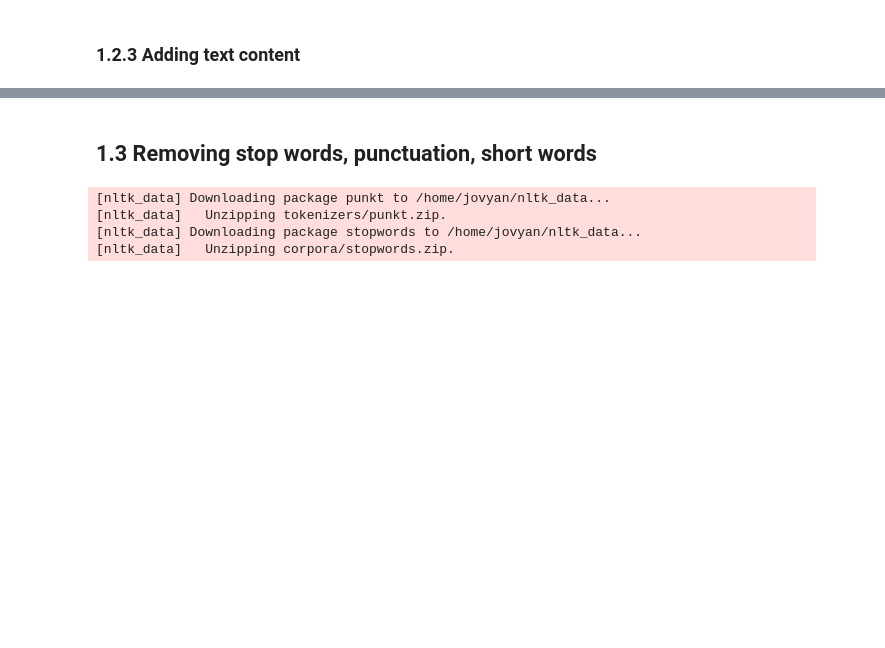
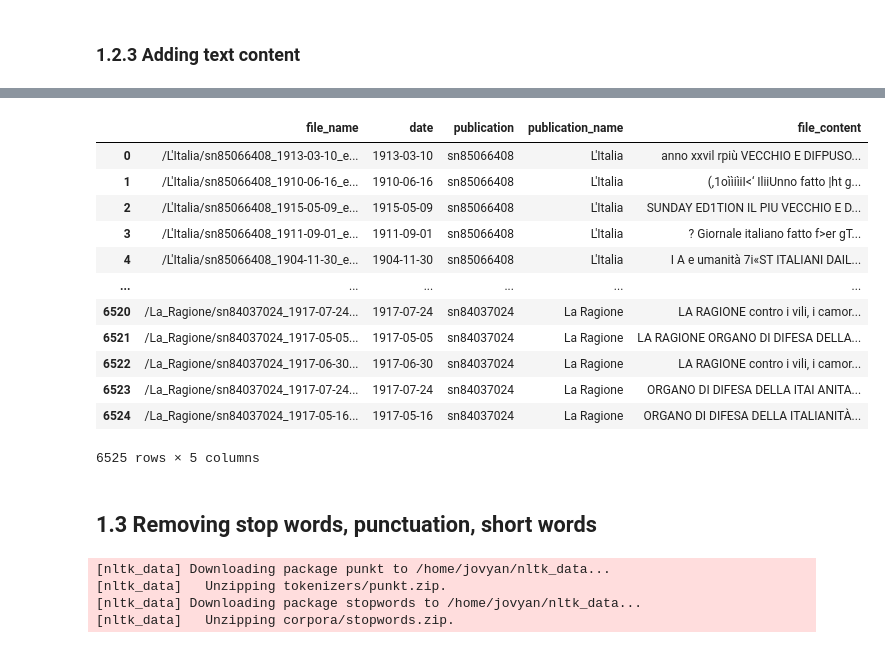
Before and after one commit to DHARPA-Project/TopicModelling-, a Jupyter notebook: topic_modelling.ipynb, the cells around one changed output, grey strips where cells are left out. Cells and saved outputs as stored; diff of their text form; code cells hidden in the pictures; blank space fills up the shorter version.

```diff
--- a/topic_modelling.ipynb
+++ b/topic_modelling.ipynb
@@ -244,4 +241,4 @@ date_ref_2 = "1919-5-1"
 # %%
 query = f"SELECT * FROM sources WHERE date <= DATE '{date_ref_2}' AND date > DATE '{date_ref_1}'"
 # %%
-filtered_df = duckdb.query(query).df()
+subset_df = duckdb.query(query).df()
@@ -277,4 +290,21 @@ def readTxtContent(fileName):
 # %%
+# we are now using the subset to continue working
 # add a column to the dataframe containing file content
-corpus_df['file_content'] = corpus_df['file_name'].apply(lambda x: readTxtContent(x))
+subset_df['file_content'] = subset_df['file_name'].apply(lambda x: readTxtContent(x))
+# %%
+subset_df
+# %% [output]
+|  | file_name | date | publication | publication_name | file_content |
+| 0 | /L'Italia/sn85066408_1913-03-10_e... | 1913-03-10 | sn85066408 | L'Italia | anno xxvil rpiù VECCHIO E DIFPUSO... |
+| 1 | /L'Italia/sn85066408_1910-06-16_e... | 1910-06-16 | sn85066408 | L'Italia | (,1oììiìiI<‘ IliiUnno fatto |ht g... |
+| 2 | /L'Italia/sn85066408_1915-05-09_e... | 1915-05-09 | sn85066408 | L'Italia | SUNDAY ED1TION IL PIU VECCHIO E D... |
+| 3 | /L'Italia/sn85066408_1911-09-01_e... | 1911-09-01 | sn85066408 | L'Italia | ? Giornale italiano fatto f>er gT... |
+| 4 | /L'Italia/sn85066408_1904-11-30_e... | 1904-11-30 | sn85066408 | L'Italia | I A e umanità 7i«ST ITALIANI DAIL... |
+| ... | ... | ... | ... | ... | ... |
+| 6520 | /La_Ragione/sn84037024_1917-07-24... | 1917-07-24 | sn84037024 | La Ragione | LA RAGIONE contro i vili, i camor... |
+| 6521 | /La_Ragione/sn84037024_1917-05-05... | 1917-05-05 | sn84037024 | La Ragione | LA RAGIONE ORGANO DI DIFESA DELLA... |
+| 6522 | /La_Ragione/sn84037024_1917-06-30... | 1917-06-30 | sn84037024 | La Ragione | LA RAGIONE contro i vili, i camor... |
+| 6523 | /La_Ragione/sn84037024_1917-07-24... | 1917-07-24 | sn84037024 | La Ragione | ORGANO DI DIFESA DELLA ITAI ANITA... |
+| 6524 | /La_Ragione/sn84037024_1917-05-16... | 1917-05-16 | sn84037024 | La Ragione | ORGANO DI DIFESA DELLA ITALIANITÀ... |
+6525 rows × 5 columns
 # %%
```
Also changed, not shown: parts of 13 cells of this notebook.
